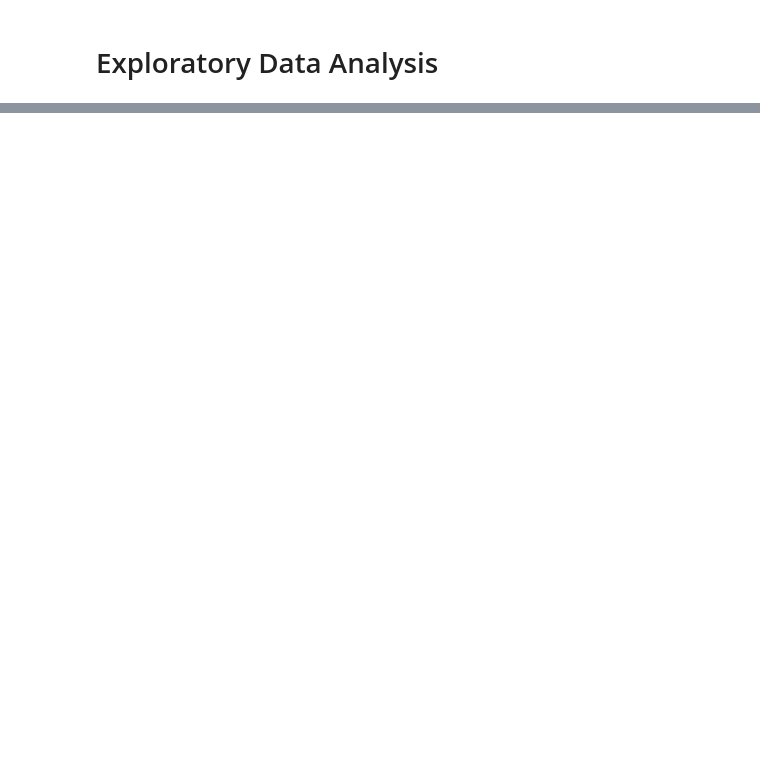
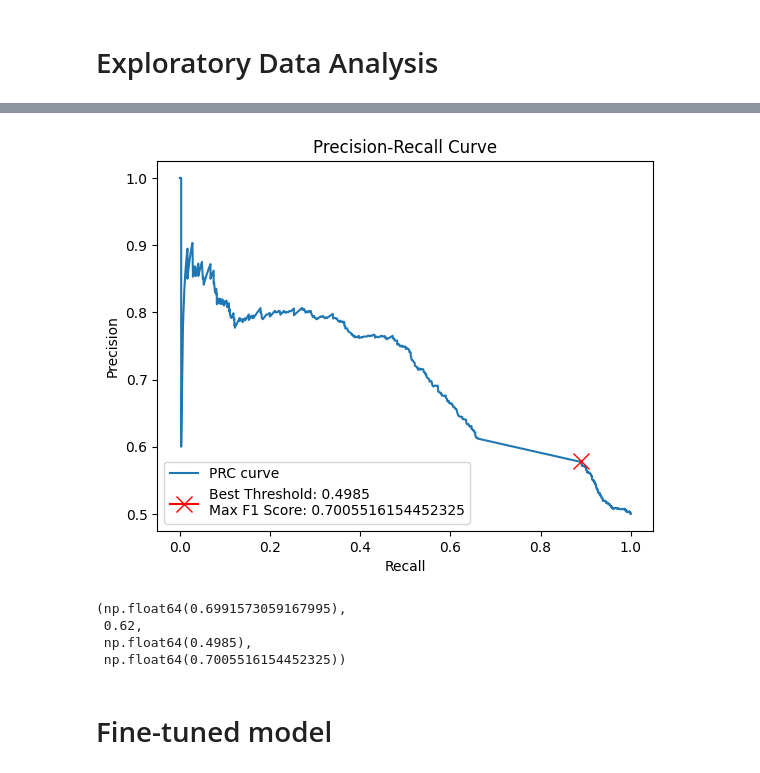
Before and after one commit to tzy815/DSA4213-project, a Jupyter notebook: project.ipynb, the cells around one changed output, grey strips where cells are left out. Drawn from its saved outputs; the diff is of its cells as text; code cells hidden in the pictures; blank space fills up the shorter version.

```diff
--- a/project.ipynb
+++ b/project.ipynb
@@ -282,0 +170,37 @@ generate_wordcloud(tfidf_df, 'score', 20)
+# %%
+def metrics(y_test_np, y_pred):
+    from matplotlib import pyplot as plt
+    from sklearn.metrics import precision_recall_curve, average_precision_score, accuracy_score
+
+    f1_score = lambda precision, recall: 2 / (1/precision + 1/recall)
+    precision, recall, thresholds = precision_recall_curve(y_test_np, y_pred)
+    max_f1 = 0
+    best_threshold = 0
+    best_recall = 0
+    best_precision = 0
+    for i in range(len(thresholds)):
+        if f1_score(precision[i], recall[i]) > max_f1:
+            max_f1 = f1_score(precision[i], recall[i])
+            best_recall = recall[i]
+            best_precision = precision[i]
+            best_threshold = thresholds[i]
+
+    # Plot Precision-Recall curve
+    plt.figure()
+    plt.plot(recall, precision, label='PRC curve')
+    plt.plot(best_recall, best_precision, marker = "x", color = "red", ms = 12, label = f"Best Threshold: {best_threshold}\nMax F1 Score: {max_f1}")
+    plt.xlabel('Recall')
+    plt.ylabel('Precision')
+    plt.title('Precision-Recall Curve')
+    plt.legend(loc="lower left")
+    plt.show()
+
+    return average_precision_score(y_test_np, y_pred), accuracy_score(y_test_np, y_pred > best_threshold), best_threshold, max_f1
+
+def evaluate_deep_learning_model(model, X_test_np, y_test_np):
+    """
+    Evaluate deep learning model
+    """
+    y_pred = model.predict(X_test_np).ravel()
+
+    return metrics(y_test_np, y_pred)
@@ -282,0 +336,11 @@ generate_wordcloud(tfidf_df, 'score', 20)
+# %%
+vader_df = pd.read_csv('datasets/steam_vader.csv')
+metrics(vader_df['review_score'].replace(-1, 0).to_numpy(), vader_df['compound_scores'].to_numpy())
+# %% [output]
+[figure, added]
+(np.float64(0.6991573059167995),
+ 0.62,
+ np.float64(0.4985),
+ np.float64(0.7005516154452325))
+# %% [markdown]
+# Fine-tuned model
```
Also changed, not shown: parts of 20 cells of this notebook.
